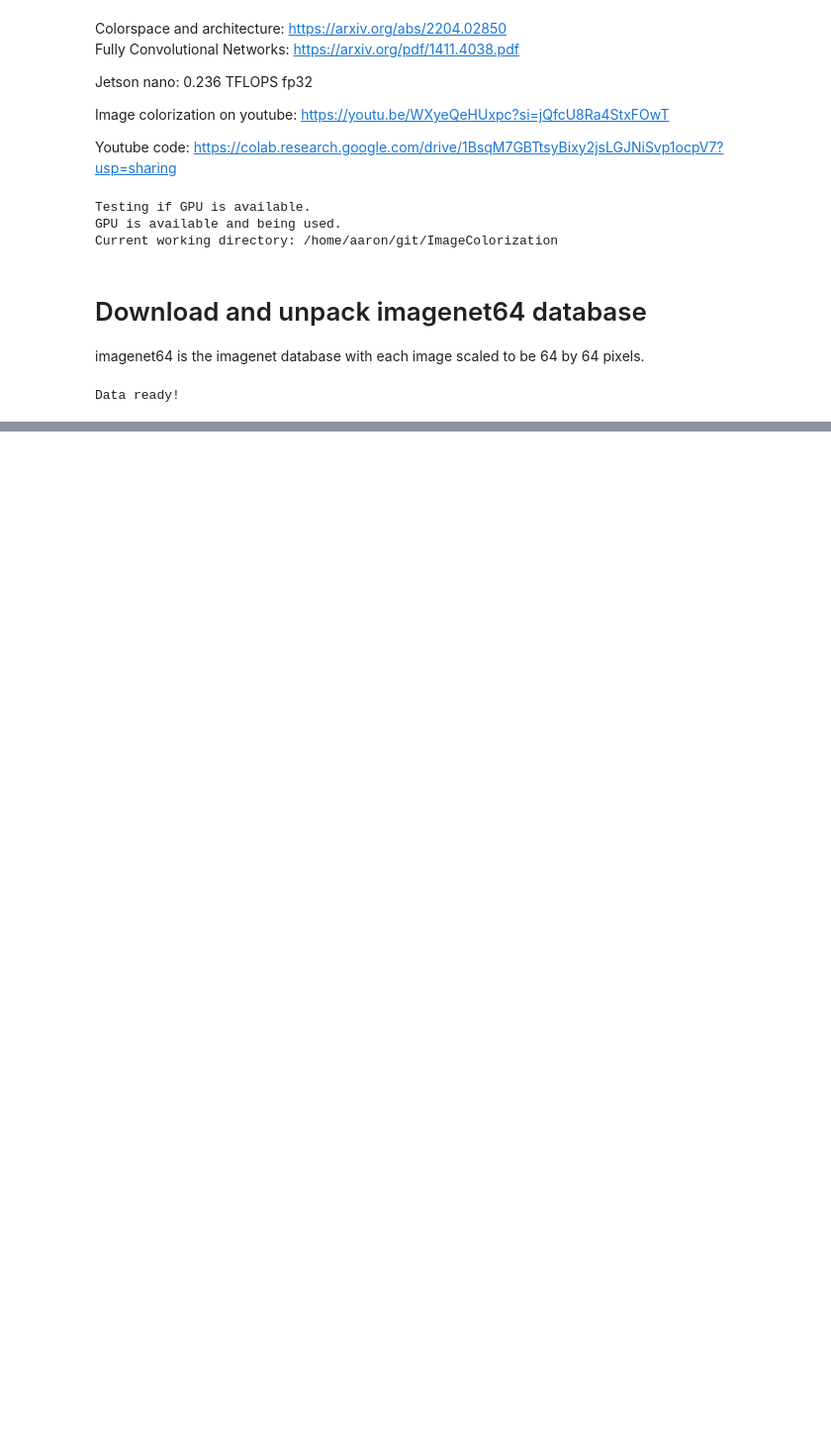
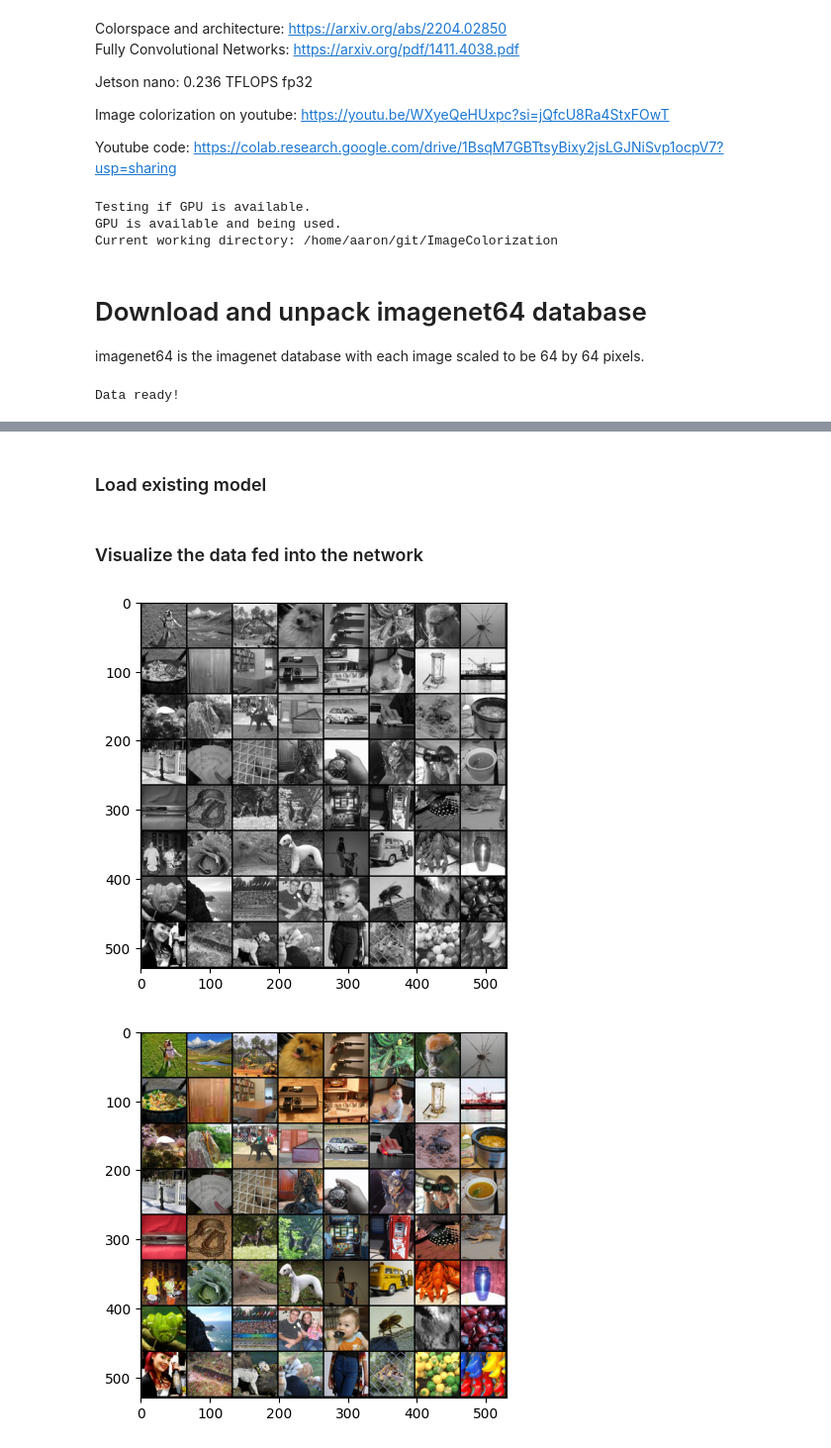
Before and after one commit to Ke11en-Anderson/ImageColorization, a Jupyter notebook: ECE_477_Project_Image_Colorization.ipynb, the cells around one changed output, grey strips where cells are left out. Shown at 99% size. Drawn from its saved outputs; the diff is of its cells as text; code cells hidden in the pictures; blank space fills up the shorter version.

Commit message:
working and partially trained model

```diff
--- a/ECE_477_Project_Image_Colorization.ipynb
+++ b/ECE_477_Project_Image_Colorization.ipynb
@@ -32,6 +32,8 @@ from torchprofile import profile_macs # Helps us to obtain mac calculations
 
 import torch.nn.functional as F
 import os
+from torch.utils.data import Dataset
+from PIL import Image
 
 print("Testing if GPU is available.")
 if torch.cuda.is_available():
@@ -41,9 +43,11 @@ else:
     device = torch.device("cpu")
     print("GPU is not available, Falling back to CPU.")
 
-#os.chdir("/home/aaron/git/ImageColorization/")
+os.chdir("/home/aaron/git/ImageColorization/")
 BASEADDR = os.getcwd()
 print(f"Current working directory: {BASEADDR}")
+
+BATCH_SIZE = 64
 # %% [output]
 Testing if GPU is available.
 GPU is available and being used.
@@ -79,6 +100,5 @@ Data ready!
 # %%
 def get_imagenet64_data():
-  BATCH_SIZE = 16
   ## transformations
   ##transform = transforms.Compose(
     ##  [transforms.Resize(64), transforms.RandomHorizontalFlip(), transforms.ToTensor().to(device)])
@@ -92,10 +112,12 @@ def get_imagenet64_data():
                           ])
 
   ## download and load training dataset
-  trainset = torchvision.datasets.ImageFolder(root='./imagenet64/train/', transform=transform)
-  trainloader = torch.utils.data.DataLoader(trainset, batch_size=BATCH_SIZE, shuffle=True, num_workers=0)
+  trainSet = torchvision.datasets.ImageFolder(root=f'{content}/imagenet64/train/', transform=transform)
+  colorizationTrainSet = ColorizationDataset(trainSet)
+  trainLoader = DataLoader(colorizationTrainSet, batch_size=BATCH_SIZE, shuffle=True, num_workers=0)
 
   ## download and load testing dataset
-  testset = torchvision.datasets.ImageFolder(root='./imagenet64/val/', transform=transform)
-  testloader = torch.utils.data.DataLoader(testset, batch_size=128, shuffle=False, num_workers=0)
-  return {'train': trainloader, 'test': testloader}
+  testSet = torchvision.datasets.ImageFolder(root=f'{content}/imagenet64/val/', transform=transform)
+  colorizationTestSet = ColorizationDataset(testSet)
+  testloader = torch.utils.data.DataLoader(colorizationTestSet, batch_size=128, shuffle=False, num_workers=0)
+  return {'train': trainLoader, 'test': testloader}
@@ -336,0 +355,6 @@ torch.Size([8, 12288])
+# %%
+model = GrayNet().to(device)
+
+data = get_imagenet64_data()
+trainLoader = iter(data['train'])
+testLoader = iter(data['test'])
@@ -336,0 +371,2 @@ torch.Size([8, 12288])
+# %% [markdown]
+### Load existing model
@@ -336,0 +378,2 @@ torch.Size([8, 12288])
+# %% [markdown]
+### Visualize the data fed into the network
@@ -336,0 +385,14 @@ torch.Size([8, 12288])
+# %%
+def visualizeData(dataLoader: DataLoader):
+    inputs, targets = next(dataLoader)
+
+    # show grayscale images.
+    imshow(torchvision.utils.make_grid(inputs))
+
+    # show original images.
+    imshow(torchvision.utils.make_grid(targets))
+
+visualizeData(trainLoader)
+# %% [output]
+[figure, added]
+[figure, added]
```
Also changed, not shown: parts of 16 cells of this notebook, 2 other files.
